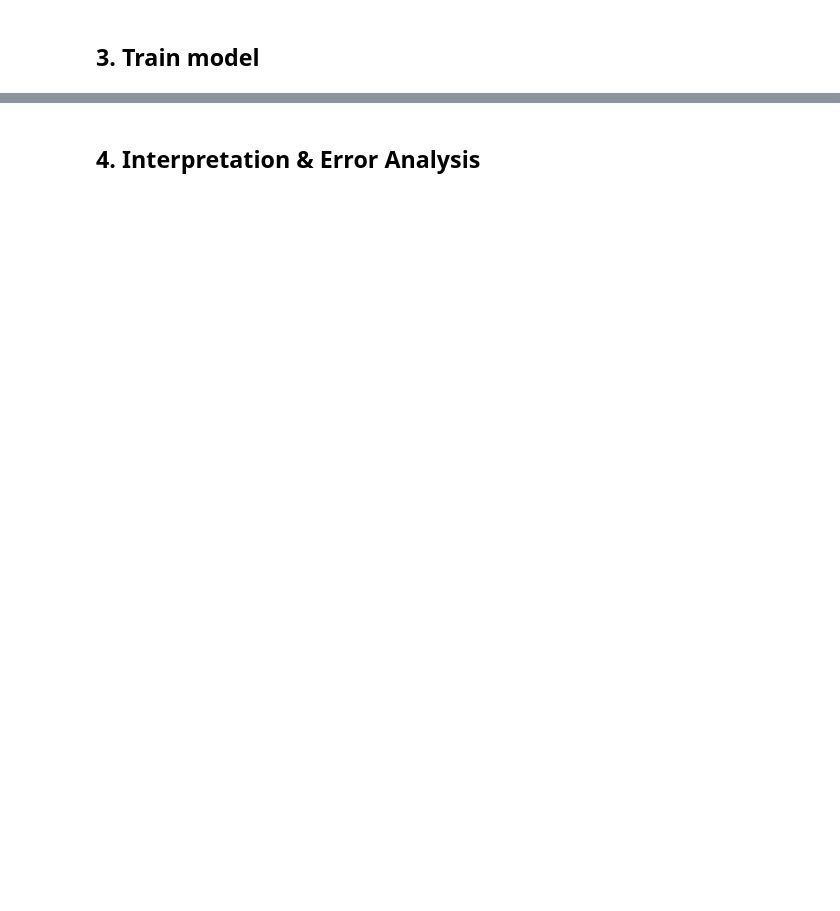
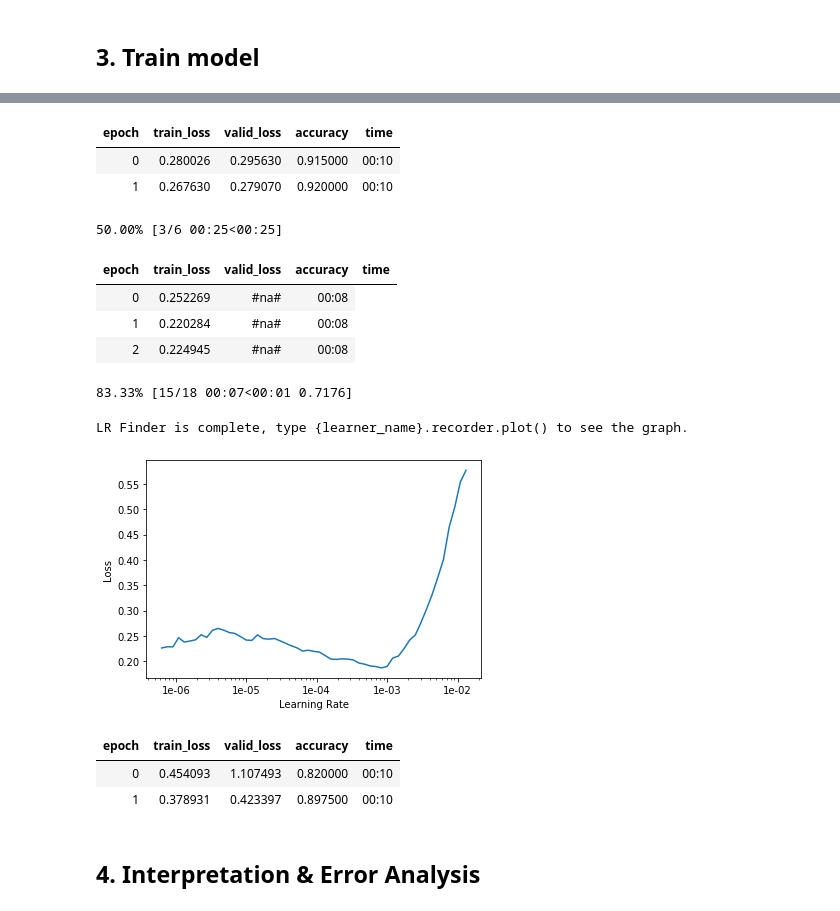
Before and after one commit to ssykiotis/FoodClassifier, a Jupyter notebook: Image_Classifier.ipynb, the cells around one changed output, grey strips where cells are left out. Cells and saved outputs as stored; diff of their text form; code cells hidden in the pictures; blank space fills up the shorter version.

```diff
--- a/Image_Classifier.ipynb
+++ b/Image_Classifier.ipynb
@@ -149,7 +207,28 @@ learn_res.recorder.plot()
 # %%
-learn_res.fit_one_cycle(2, max_lr=slice(3e-5,3e-4))
+learn.unfreeze()
+learn.fit_one_cycle(2, max_lr=slice( 5e-5))
+learn.save('stage-2')
+# %% [output]
+| epoch | train_loss | valid_loss | accuracy | time |
+| 0 | 0.280026 | 0.295630 | 0.915000 | 00:10 |
+| 1 | 0.267630 | 0.279070 | 0.920000 | 00:10 |
 # %%
-learn_alex.lr_find()
-learn_alex.recorder.plot()
+learn.lr_find()
+learn.recorder.plot()
+# %% [output]
+50.00% [3/6 00:25<00:25]
+| epoch | train_loss | valid_loss | accuracy | time |
+| 0 | 0.252269 | #na# | 00:08 |
+| 1 | 0.220284 | #na# | 00:08 |
+| 2 | 0.224945 | #na# | 00:08 |
+83.33% [15/18 00:07<00:01 0.7176]
+LR Finder is complete, type {learner_name}.recorder.plot() to see the graph.
+[figure, added]
 # %%
-learn_alex.fit_one_cycle(2, max_lr=slice(3e-5,3e-4))
+learn.unfreeze()
+learn.fit_one_cycle(2, max_lr=slice(3e-3))
+learn.save('stage-3')
+# %% [output]
+| epoch | train_loss | valid_loss | accuracy | time |
+| 0 | 0.454093 | 1.107493 | 0.820000 | 00:10 |
+| 1 | 0.378931 | 0.423397 | 0.897500 | 00:10 |
```
Also changed, not shown: parts of 47 cells of this notebook.
